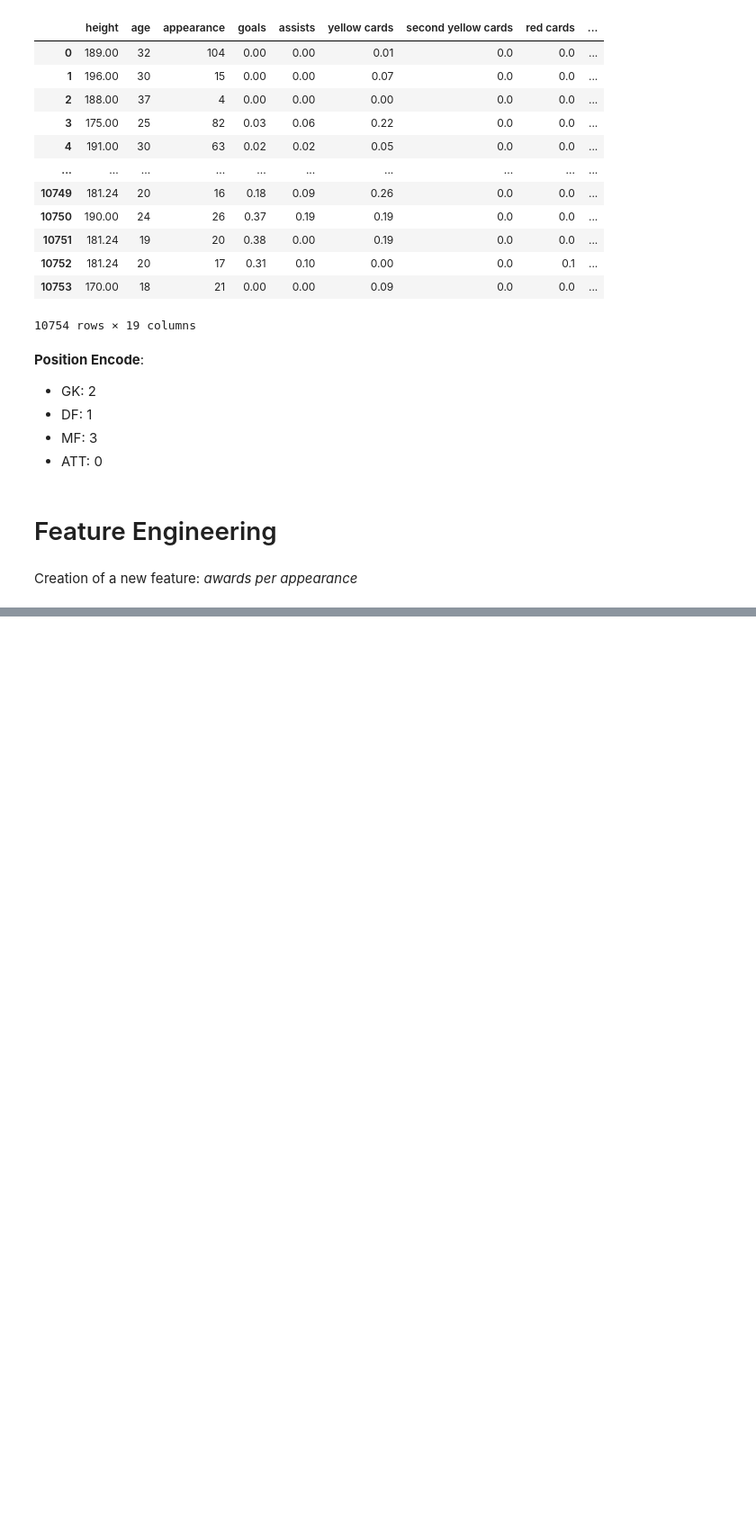
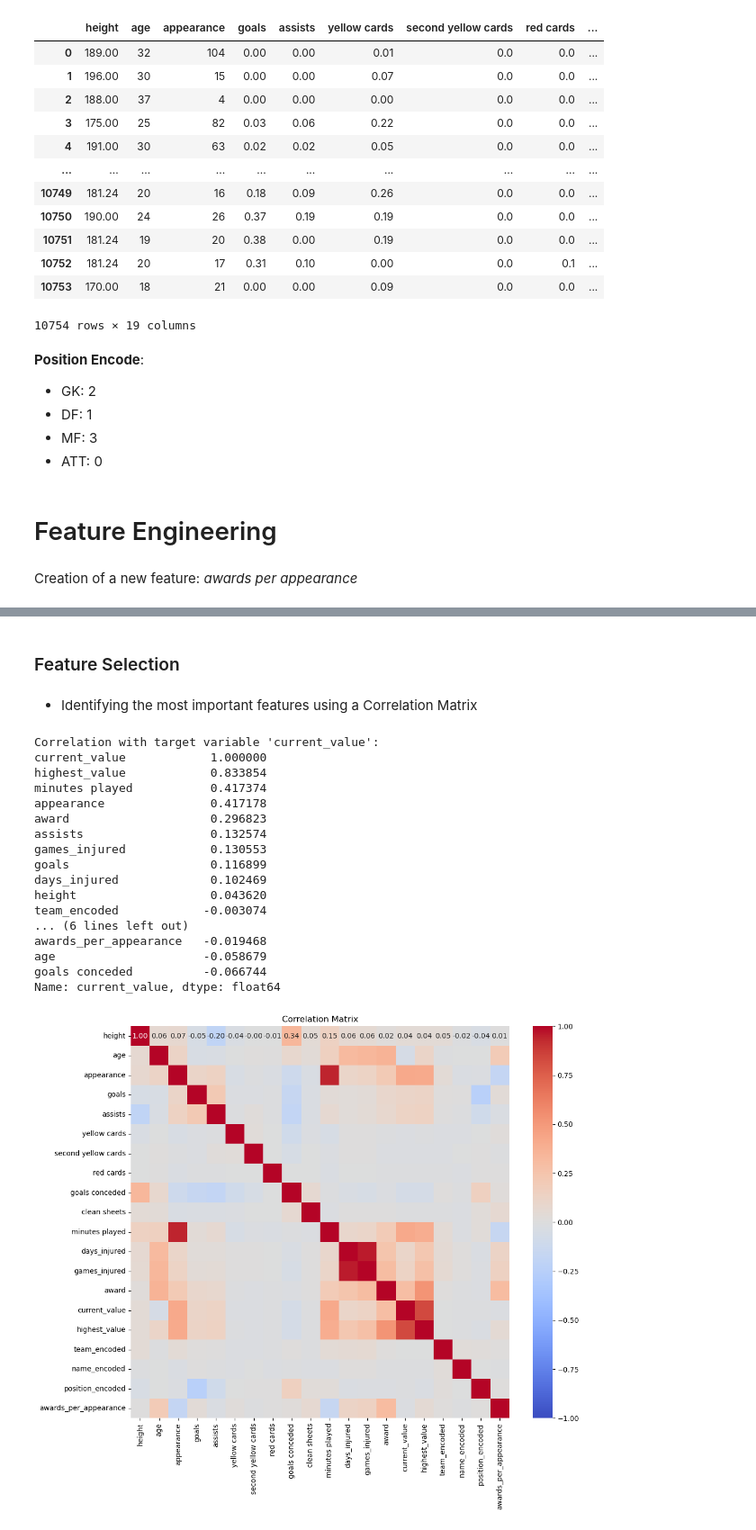
Before and after one commit to Josepdmo/Mini-Project-ML, a Jupyter notebook: df_ml.ipynb, the cells around one changed output, grey strips where cells are left out. Shown at 90% size. Drawn from its saved outputs; the diff is of its cells as text; code cells hidden in the pictures; blank space fills up the shorter version.

```diff
--- a/df_ml.ipynb
+++ b/df_ml.ipynb
@@ -161,3 +161,7 @@ Creation of a new feature: *awards per appearance*
 # %%
 # Create the 'awards_per_appearance' feature
 df['awards_per_appearance'] = df['award'] / df['appearance']
+
+# Handle potential infinities and NaNs from division by zero
+df.replace([float('inf'), -float('inf')], 0, inplace=True)
+df.fillna(0, inplace=True)
@@ -179,0 +198,3 @@ df
+# %%
+#round by two decimal places
+df = df.round(2)
@@ -179,0 +222,42 @@ df
+# %% [markdown]
+### Feature Selection
+# %% [markdown]
+- Identifying the most important features using a Correlation Matrix
+# %%
+import seaborn as sns
+import matplotlib.pyplot as plt
+
+# Compute the correlation matrix
+correlation_matrix = df.corr()
+
+# Get the correlations with the target variable 'current_value'
+corr_with_target = correlation_matrix['current_value'].sort_values(ascending=False)
+
+# Print the correlations with the target variable
+print("Correlation with target variable 'current_value':")
+print(corr_with_target)
+
+# Plot the correlation matrix
+plt.figure(figsize=(12, 10))
+sns.heatmap(correlation_matrix, annot=True, fmt='.2f', cmap='coolwarm', vmin=-1, vmax=1)
+plt.title('Correlation Matrix')
+plt.show()
+# %% [output]
+Correlation with target variable 'current_value':
+current_value            1.000000
+highest_value            0.833854
+minutes played           0.417374
+appearance               0.417178
+award                    0.296823
+assists                  0.132574
+games_injured            0.130553
+goals                    0.116899
+days_injured             0.102469
+height                   0.043620
+team_encoded            -0.003074
+... (6 lines left out)
+awards_per_appearance   -0.019468
+age                     -0.058679
+goals conceded          -0.066744
+Name: current_value, dtype: float64
+[figure, added]
```
Also changed, not shown: parts of 28 cells of this notebook.
